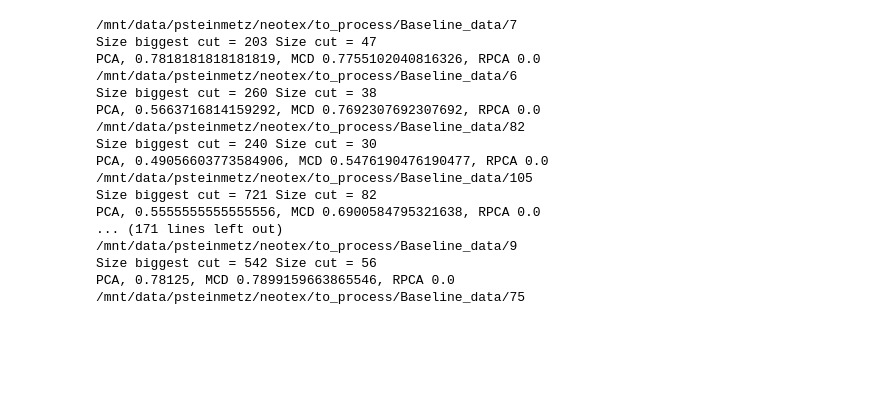
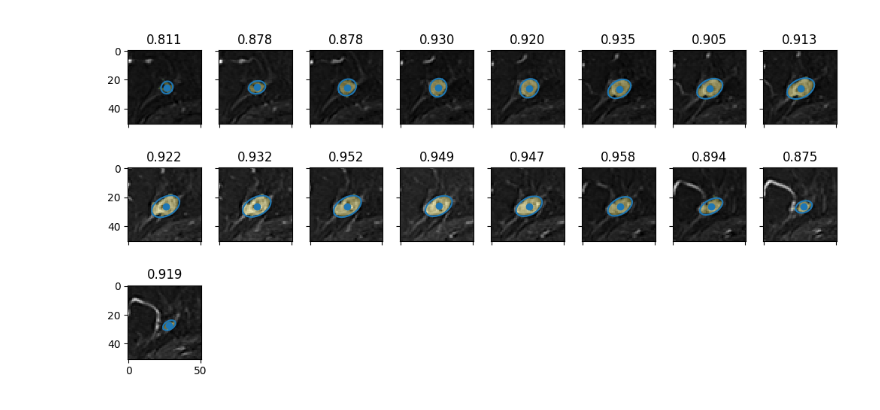
Before and after one commit to pstnmz/UQ_toolbox, a Jupyter notebook: compute_shape_and_display.ipynb, the cells around one changed output. Cells and saved outputs as stored; diff of their text form; code cells hidden in the pictures; blank space fills up the shorter version.

```diff
--- a/compute_shape_and_display.ipynb
+++ b/compute_shape_and_display.ipynb
@@ -426,7 +426,7 @@ def plot_1slice(im, ma, bb, center_ell, slice_nb, ell, dice, dice_resized):
     plt.show()
 
 
-def plot_slices(slices_im, slices_ma, slices_bb, center_ells, slices_nbs, ells, dices, dices_resized, n, mins, maxs):
+def plot_slices(slices_im, slices_ma, slices_bb, center_ells, ells, dices, n, mins, maxs):
 
     n_columns = 8
     n_rows = n // n_columns
@@ -440,7 +440,7 @@ def plot_slices(slices_im, slices_ma, slices_bb, center_ells, slices_nbs, ells,
         inside_bb = slices_bb[i] * slices_im[i]
         to_display = np.ma.masked_equal(inside_bb, 0)
 
-        x, y, z = np.where(~to_display.mask)
+        y, z = np.where(~to_display.mask)
         y_min = y.min()
         y_max = y.max()
         z_min = z.min()
@@ -451,22 +451,22 @@ def plot_slices(slices_im, slices_ma, slices_bb, center_ells, slices_nbs, ells,
         z_min_iso = int(z_max - (z_max-z_min)/2 - 25)
         z_max_iso = int(z_max - (z_max-z_min)/2 + 25)
 
-        y_mask, x_mask = np.where(slices_ma[i][slices_nbs[i], y_min_iso:y_max_iso+1, z_min_iso:z_max_iso+1]==1)
+        y_mask, x_mask = np.where(slices_ma[i][y_min_iso:y_max_iso+1, z_min_iso:z_max_iso+1]==1)
         x_min_mask = x_mask.min()
         x_max_mask = x_mask.max()
         y_min_mask = y_mask.min()
         y_max_mask = y_mask.max()
 
         #center_ma = [x_min_mask + (x_max_mask-x_min_mask)/2, y_min_mask + (y_max_mask-y_min_mask)/2]
-        center = ndimage.center_of_mass(cp.asarray(slices_ma[i][slices_nbs[i], y_min_iso:y_max_iso+1, z_min_iso:z_max_iso+1]))
+        center = ndimage.center_of_mass(cp.asarray(slices_ma[i][y_min_iso:y_max_iso+1, z_min_iso:z_max_iso+1]))
         translated_ell = ells[i] - (np.array([center_ells[i][1].item(), center_ells[i][0].item()]) - np.array([center[1].item(), center[0].item()]))
 
-        axs[i].imshow(slices_im[i][slices_nbs[i], y_min_iso:y_max_iso+1, z_min_iso:z_max_iso+1], interpolation='none', cmap='grey', vmin=mins[i], vmax=maxs[i])
-        axs[i].imshow(slices_ma[i][slices_nbs[i],y_min_iso:y_max_iso+1, z_min_iso:z_max_iso+1], alpha=0.25*(slices_ma[i][slices_nbs[i],y_min_iso:y_max_iso+1, z_min_iso:z_max_iso+1]>0))
+        axs[i].imshow(slices_im[i][y_min_iso:y_max_iso+1, z_min_iso:z_max_iso+1], interpolation='none', cmap='grey')#, vmin=0, vmax=255)#mins[i], vmax=maxs[i])
+        axs[i].imshow(slices_ma[i][y_min_iso:y_max_iso+1, z_min_iso:z_max_iso+1], alpha=0.25*(slices_ma[i][y_min_iso:y_max_iso+1, z_min_iso:z_max_iso+1]>0))
         axs[i].plot(translated_ell[:, 0], translated_ell[:, 1])
         axs[i].scatter(center[1].get(), center[0].get())
         #axs[i].scatter(center_ma[0], center_ma[1])
-        axs[i].title.set_text(f'{str(dices[i])[:5]} {str(dices_resized[i])[:5]}')
+        axs[i].title.set_text(f'{str(dices[i])[:5]}') # {str(dices_resized[i])[:5]}')
 
     for ax in axs:
         if not bool(ax.get_images()):
@@ -602,0 +699,2 @@ def for_ellipse_creation(mask, features_extractor=None, image=None, method='RPCA
+# %%
+slices_im, slices_ma, slices_bb, slices_results, slices_contours, slices_centers = compute_slices_dice('7')
@@ -602,0 +719,16 @@ def for_ellipse_creation(mask, features_extractor=None, image=None, method='RPCA
+# %%
+# Create a new list to store the result for each slice
+max_dice_methods = []
+
+# Iterate through the list and determine which Dice is the max
+for result in slices_results:
+    max_dice = max(result['Dice_PCA'], result['Dice_MCD'], result['Dice_RPCA'])
+    if max_dice == result['Dice_PCA']:
+        max_dice_methods.append('PCA')
+    elif max_dice == result['Dice_MCD']:
+        max_dice_methods.append('MCD')
+    elif max_dice == result['Dice_RPCA']:
+        max_dice_methods.append('RPCA')
+
+# Output the resulting list
+max_dice_methods
@@ -603,6 +753,16 @@ def for_ellipse_creation(mask, features_extractor=None, image=None, method='RPCA
+# %%
+slices_results_dices = [result['Dice_' + method] for result, method in zip(slices_results, max_dice_methods)]
+slices_contours_dices = [result[method] for result, method in zip(slices_contours, max_dice_methods)]
+slices_centers_dices = [result[method] for result, method in zip(slices_centers, max_dice_methods)]
+# %%
+plot_slices(slices_im, slices_ma, slices_bb, slices_centers_dices, slices_contours_dices, slices_results_dices, len(max_dice_methods), 0, 255)
+# %% [output]
+[figure, added]
 # %%
 path_cases = glob.glob('/mnt/data/psteinmetz/neotex/to_process/Baseline_data/*')
+results_glob = {}
 for case in path_cases:
+    results = {}
     print(case)
 
     if all([k not in case for k in ['105', '10', '14', '85', '39', '80', '57', '56']]) is True:
@@ -642,7 +802,6 @@ for case in path_cases:
         final_image, final_mask, final_mask_bb = apply_thresh(a_im, a_ma, a_ma_bb, thresh)
         biggest_cut_size = np.max([np.count_nonzero(final_mask[k, :, :]) for k in range(final_mask.shape[0])])
         for k in range(final_mask.shape[0]):
-
             slice_ma_for_db = final_mask[k, :, :]
             size_slice = np.count_nonzero(slice_ma_for_db)
             if size_slice > 0.1*biggest_cut_size:
@@ -661,25 +820,17 @@ for case in path_cases:
                 res_rpca, di_rpca, cont_ellipse_rpca, mask_ell_rpca, center_rpca = (results_rpca[key] for key in ['residuals', 'dice', 'xy', 'mask_ellipse', 'center'])
 
                 res, di, cont_ellipse, mask_ell, center = compute_metrics_ellipse(a, b, features_eigenvect, sitk_mask)
-                _, di_resized, _, _, _ = compute_metrics_ellipse(a_resized, b_resized, features_eigenvect_resized, resized_mask)
-
+                res_resized, di_resized, _, _, _ = compute_metrics_ellipse(a_resized, b_resized, features_eigenvect_resized, resized_mask)
+                results= {
+                    'Dice_PCA': di,
+                    'Dice_MCD': di_MCD,
+                    'Dice_RPCE': di_rpca,
+                    'Dice_PCA_resized': di_resized,
+                    'Residuals_PCA': res,
+                    'Residuals_MCD': res_MCD,
+                    'Residuals_RPCA': res_rpca
+                }
+                results_glob.update({case + '_' + str(k): results})
                 print('PCA, {}, MCD {}, RPCA {}'.format(di, di_MCD, di_rpca))
-                break
+        with open('filename.pickle', 'wb') as handle:
+            pkl.dump(a, handle, protocol=pkl.HIGHEST_PROTOCOL)
-# %% [output]
-/mnt/data/psteinmetz/neotex/to_process/Baseline_data/7
-Size biggest cut = 203 Size cut = 47
-PCA, 0.7818181818181819, MCD 0.7755102040816326, RPCA 0.0
-/mnt/data/psteinmetz/neotex/to_process/Baseline_data/6
-Size biggest cut = 260 Size cut = 38
-PCA, 0.5663716814159292, MCD 0.7692307692307692, RPCA 0.0
-/mnt/data/psteinmetz/neotex/to_process/Baseline_data/82
-Size biggest cut = 240 Size cut = 30
-PCA, 0.49056603773584906, MCD 0.5476190476190477, RPCA 0.0
-/mnt/data/psteinmetz/neotex/to_process/Baseline_data/105
-Size biggest cut = 721 Size cut = 82
-PCA, 0.5555555555555556, MCD 0.6900584795321638, RPCA 0.0
-... (171 lines left out)
-/mnt/data/psteinmetz/neotex/to_process/Baseline_data/9
-Size biggest cut = 542 Size cut = 56
-PCA, 0.78125, MCD 0.7899159663865546, RPCA 0.0
-/mnt/data/psteinmetz/neotex/to_process/Baseline_data/75
```
Also changed, not shown: parts of 22 cells of this notebook, 4 other files.
